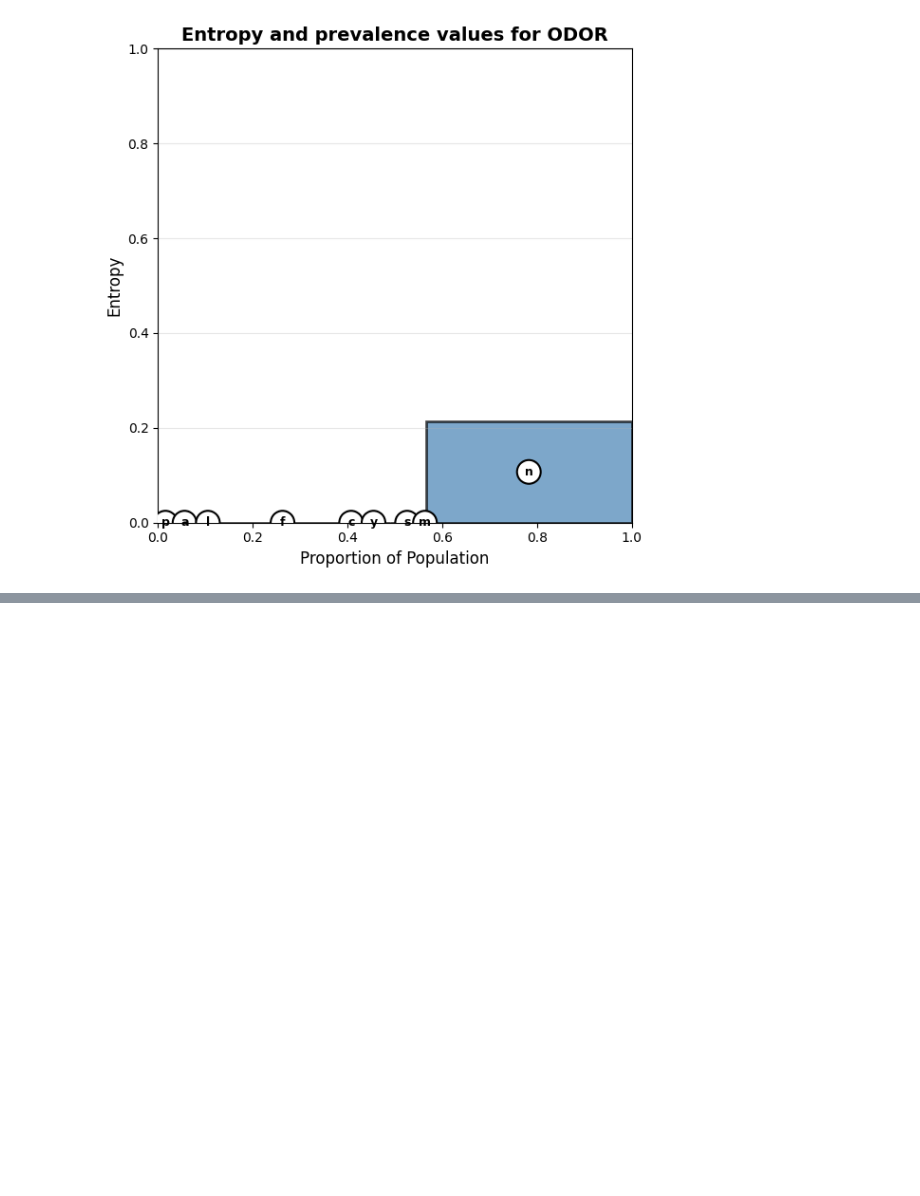
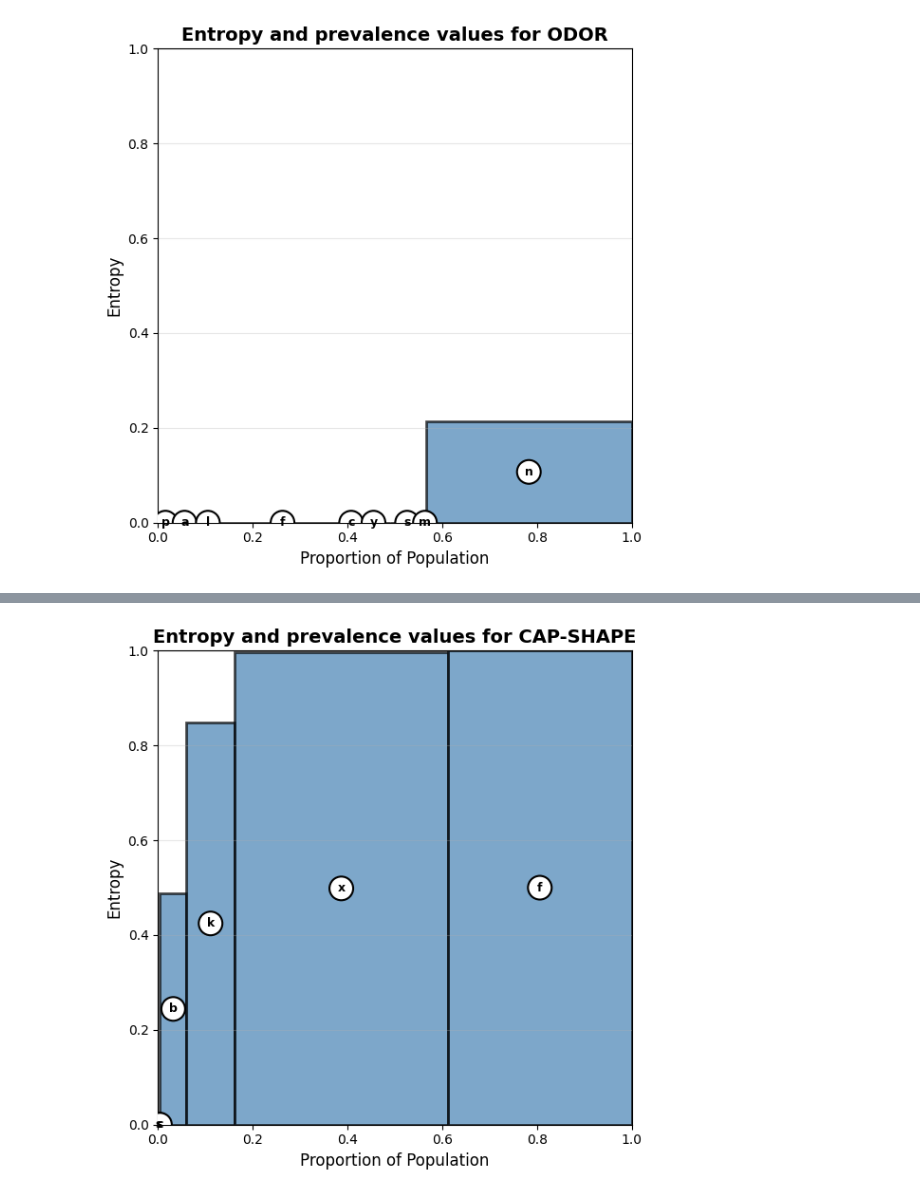
Before and after one commit to jdelano/CUAnalytics, a Jupyter notebook: examples/03_visualizing_entropy.ipynb, the cells around one changed output, grey strips where cells are left out. Drawn from its saved outputs; the diff is of its cells as text; code cells hidden in the pictures; blank space fills up the shorter version.

```diff
--- a/examples/03_visualizing_entropy.ipynb
+++ b/examples/03_visualizing_entropy.ipynb
@@ -33,0 +65,4 @@ cuanalytics.plot_entropy(df, 'odor', target_col='class')
+# %%
+cuanalytics.plot_entropy(df, 'cap-shape', target_col='class')
+# %% [output]
+[figure, added]
```
Also changed, not shown: parts of 18 cells of this notebook, 17 other files.
